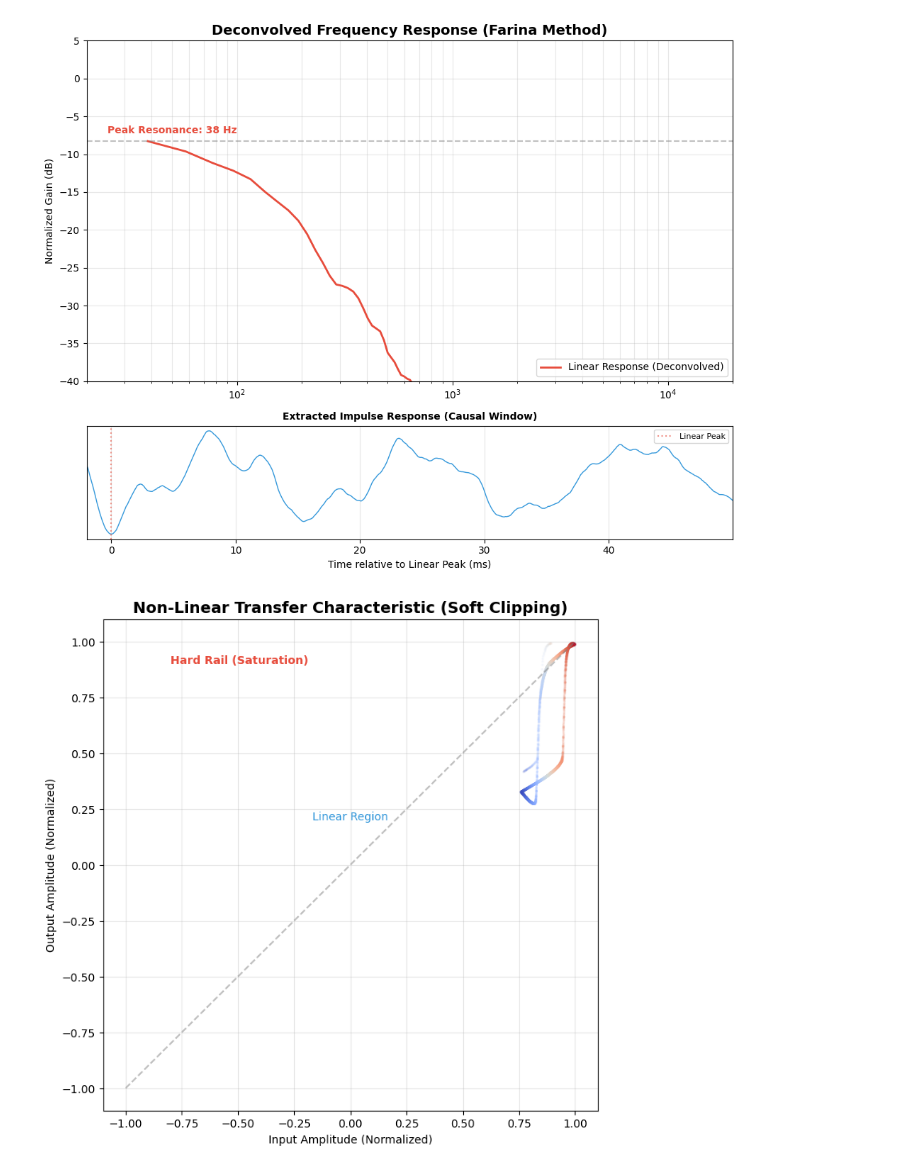
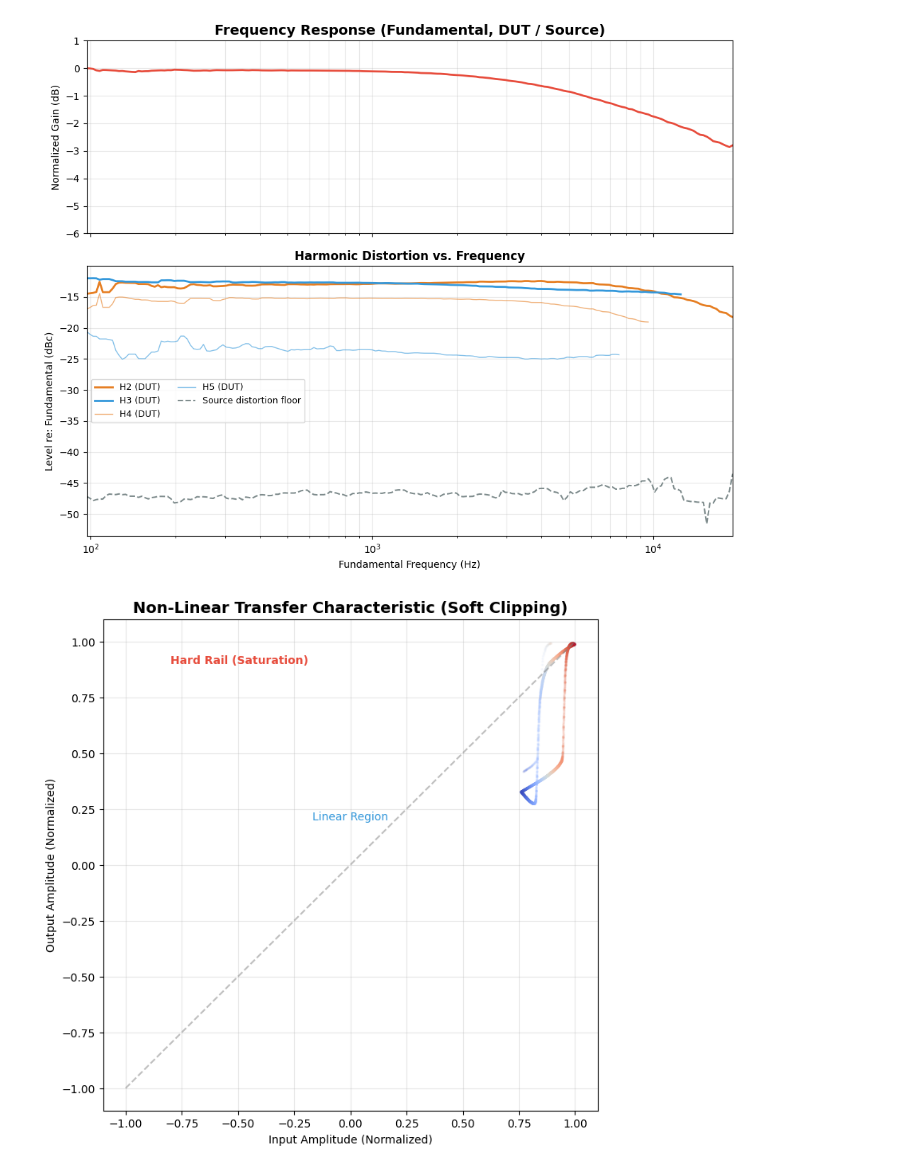
Before and after one commit to JacksonFergusonDev/systems-audio-lab, a Jupyter notebook: oscilloscope-rp2040/notebooks/04_transfer_analysis.ipynb, the cells around one changed output. Drawn from its saved outputs; the diff is of its cells as text; code cells hidden in the pictures.

```diff
--- a/oscilloscope-rp2040/notebooks/04_transfer_analysis.ipynb
+++ b/oscilloscope-rp2040/notebooks/04_transfer_analysis.ipynb
@@ -24,13 +31,12 @@ This reveals the "voicing" of the circuit—specifically looking for the corner
 # %%
 # 1. Load Data
 sig_src, fs_src = io.load_signal(FILE_SWEEP_SRC)
 sig_dut, fs_dut = io.load_signal(FILE_SWEEP_DUT)
 
-# 2. Plot (Pass the arrays, not the filenames)
-# We assume fs is consistent, so we use fs_src
-plots.plot_bode_response(sig_src, sig_dut, fs_src)
+# 2. Plot (fs is shared: both captures use the calibrated DAQ rate)
+bode = plots.plot_chunked_bode(sig_src, sig_dut, fs_src)
 # %% [output]
-[figure, old version]
+[figure, new version]
 # %%
 # 1. Load Data
 sig_tri_src, _ = io.load_signal(FILE_TRI_SRC)
```
Also changed, not shown: parts of 1 cell of this notebook, 3 other files.
